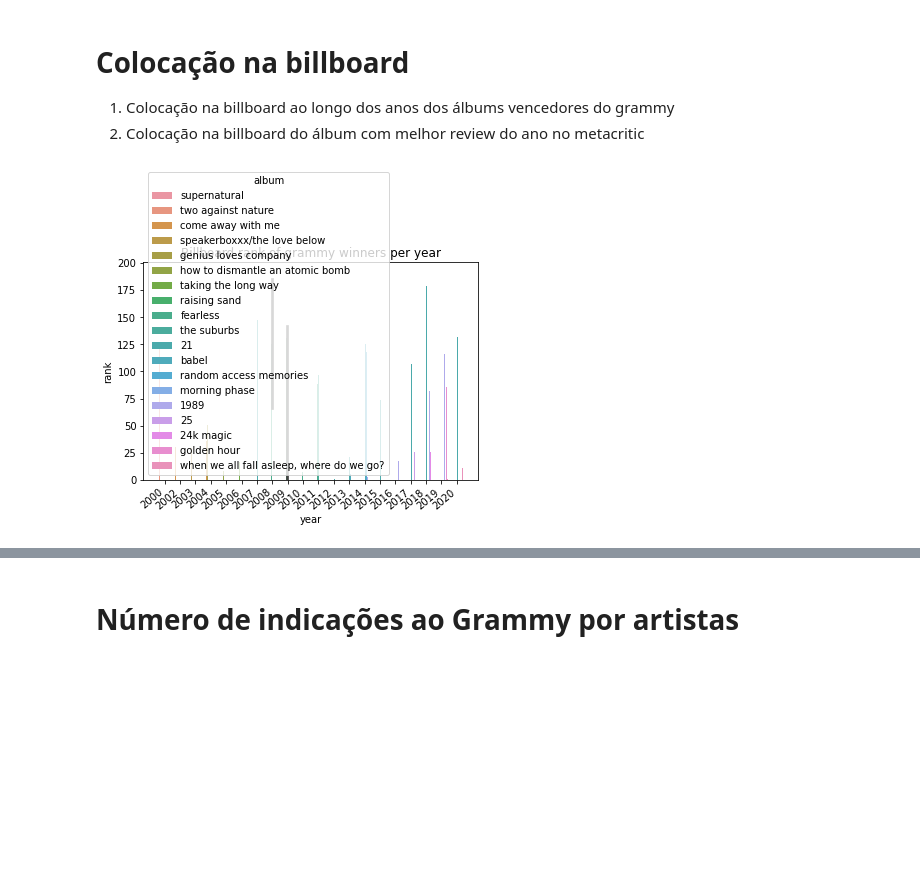
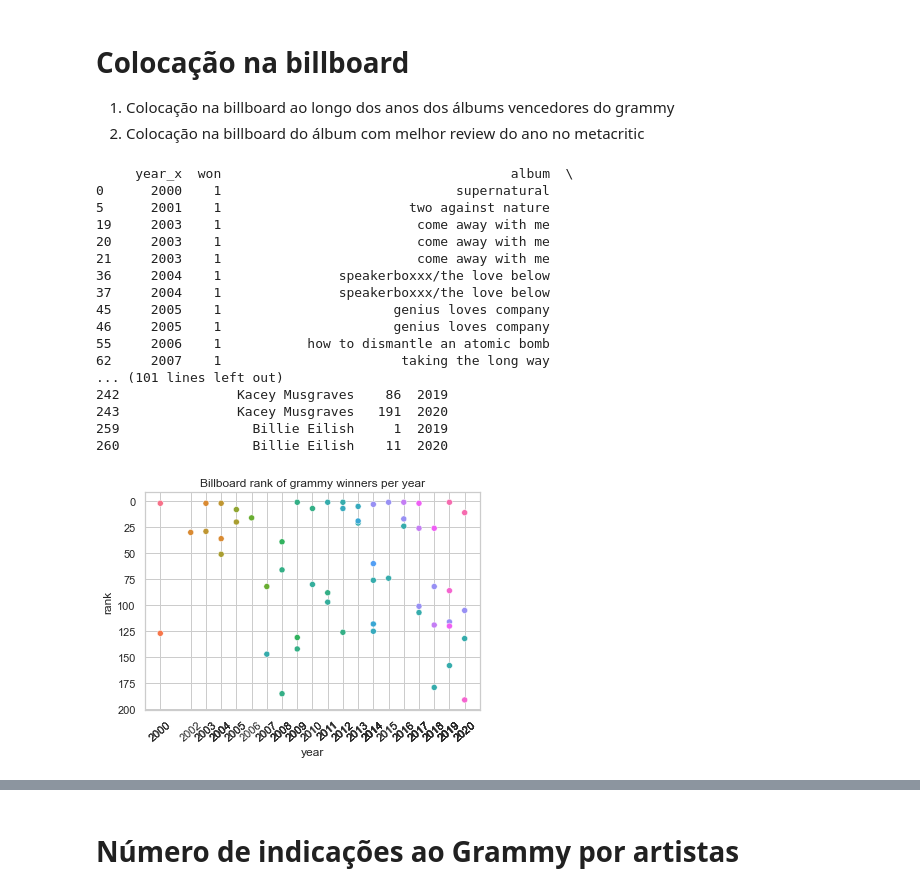
Before and after one commit to wainejr/CSB53, a Jupyter notebook: notebooks/graph_plots.ipynb, the cells around one changed output, grey strips where cells are left out. Cells and saved outputs as stored; diff of their text form; code cells hidden in the pictures; blank space fills up the shorter version.

```diff
--- a/notebooks/graph_plots.ipynb
+++ b/notebooks/graph_plots.ipynb
@@ -71,25 +71,49 @@ plt.show()
 2. Colocação na billboard do álbum com melhor review do ano no metacritic
 # %%
 # ----------------------------------------------------------------------------------------
-# graph 03 - NOT READY
+# graph 3.1 - NOT READY
 billboard_albums_path = get_filename_billboard_data_all_years("csv")
 billboard_albums = pd.read_csv(
     billboard_albums_path, encoding="utf-8", sep=CSV_SEP, quotechar=CSV_QUOTE
 )
 billboard_albums["album"] = billboard_albums["album"].str.lower()
 grammy_billboard_merged = pd.merge(grammy_albums_of_the_year, billboard_albums, on="album")
-grammy_billboard_merged = grammy_billboard_merged.drop(columns=["artist_x"])
+grammy_billboard_merged = grammy_billboard_merged.drop(columns=["artist_x", "link_img"])
 grammy_billboard_merged = grammy_billboard_merged.rename(
     columns={"artist_y": "artist", "year_y": "year"}
 )
 grammy_billboard_winners = grammy_billboard_merged.loc[grammy_billboard_merged["won"] == 1]
+# grammy_billboard_winners = grammy_billboard_winners.loc[grammy_billboard_winners["album"] == "come away with me"]
+# grammy_billboard_winners = grammy_billboard_winners.drop(
+#     grammy_billboard_winners[grammy_billboard_winners.year_x != grammy_billboard_winners.year].index)
 
-plt.figure()  # 3
-bx = sns.barplot(x="year", y="rank", hue="album", data=grammy_billboard_winners)
+plt.figure()  # 3.1 - NOT READY
+bx = sns.scatterplot(x="year", y="rank", hue="album", data=grammy_billboard_winners)
+bx.set(xticks=grammy_billboard_winners.year.values)
+bx.tick_params(axis='x', rotation=40)
+bx.invert_yaxis()
+bx.legend_.remove() #find a way to show name albums without plot over the graph
+# plt.legend(bbox_to_anchor=(1.05, 1), loc=2, borderaxespad=0.)
 bx.set_title("Billboard rank of grammy winners per year")
-bx.set_xticklabels(bx.get_xticklabels(), rotation=40, ha="right")
 
 plt.plot()
 plt.show()
 # %% [output]
+     year_x  won                                     album  \
+0      2000    1                              supernatural
+5      2001    1                        two against nature
+19     2003    1                         come away with me
+20     2003    1                         come away with me
+21     2003    1                         come away with me
+36     2004    1               speakerboxxx/the love below
+37     2004    1               speakerboxxx/the love below
+45     2005    1                      genius loves company
+46     2005    1                      genius loves company
+55     2006    1           how to dismantle an atomic bomb
+62     2007    1                       taking the long way
+... (101 lines left out)
+242               Kacey Musgraves    86  2019
+243               Kacey Musgraves   191  2020
+259                 Billie Eilish     1  2019
+260                 Billie Eilish    11  2020
-[figure, old version]
+[figure, new version]
```
Also changed, not shown: parts of 5 cells of this notebook, 3 other files.
